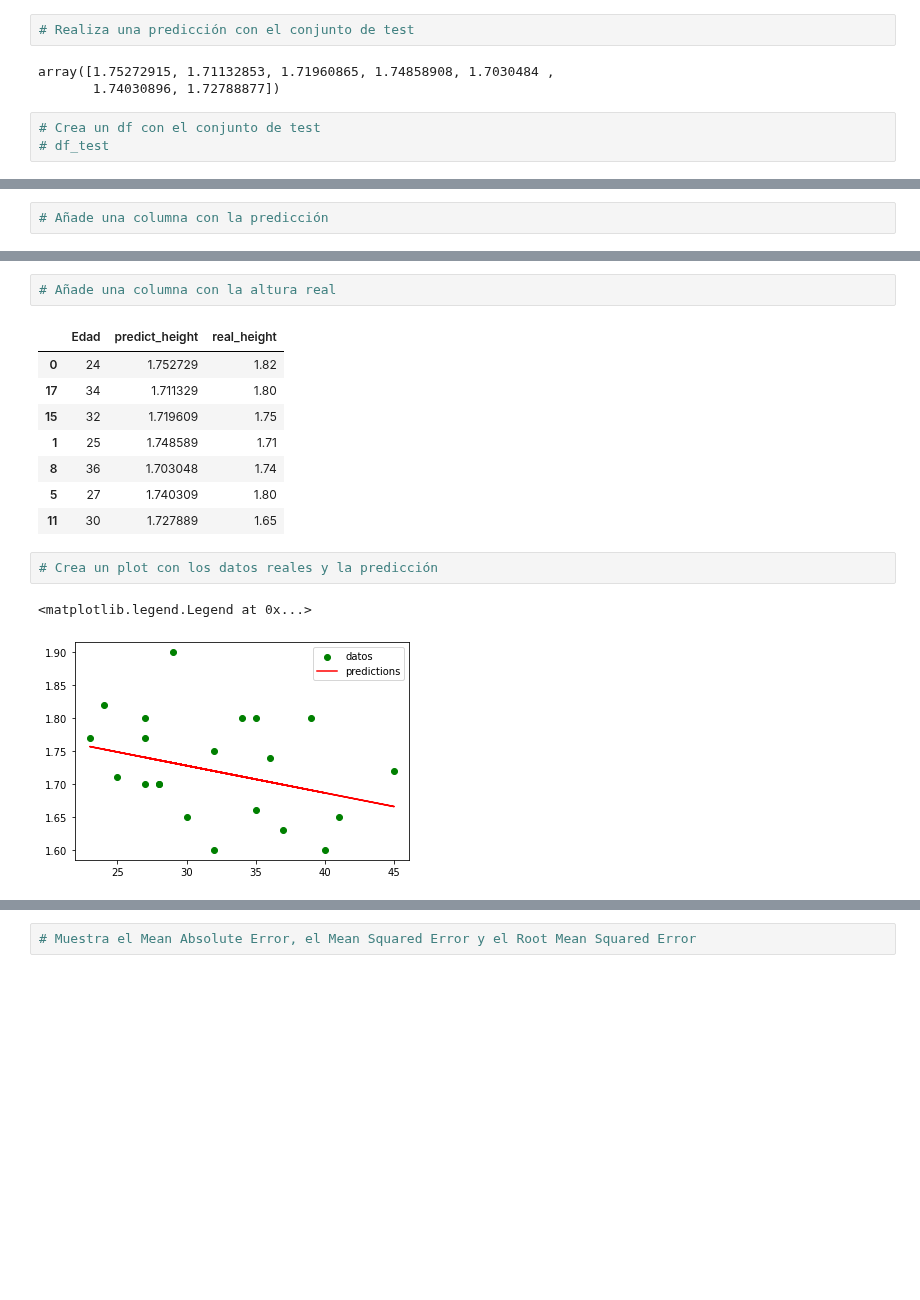
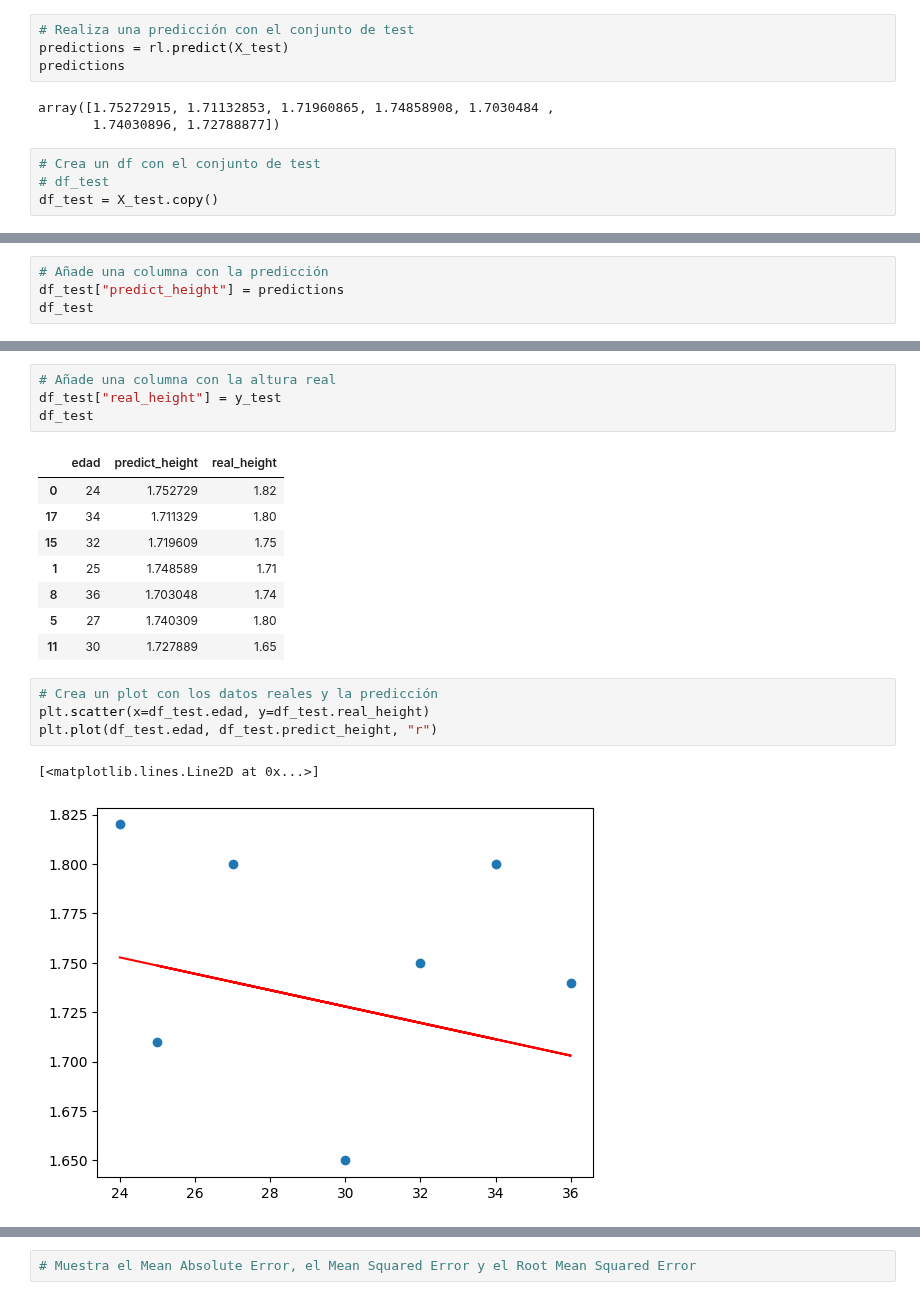
Before and after one commit to JLGOrtega/repo-clase-dsvlcsep24, a Jupyter notebook: 3-Machine_Learning/1-Supervisado/1-Regression/1-Linear_Regression/ejercicios/1 Height.ipynb, the cells around one changed output, grey strips where cells are left out. Drawn from its saved outputs; the diff is of its cells as text; blank space fills up the shorter version.

```diff
--- a/3-Machine_Learning/1-Supervisado/1-Regression/1-Linear_Regression/ejercicios/1 Height.ipynb
+++ b/3-Machine_Learning/1-Supervisado/1-Regression/1-Linear_Regression/ejercicios/1 Height.ipynb
@@ -115,9 +132,12 @@ LinearRegression()
 (Altura) = 1.85 - 0.0041*(Edad)
 # %%
 # Realiza una predicción con el conjunto de test
+predictions = rl.predict(X_test)
+predictions
 # %% [output]
 array([1.75272915, 1.71132853, 1.71960865, 1.74858908, 1.7030484 ,
        1.74030896, 1.72788877])
 # %%
 # Crea un df con el conjunto de test
 # df_test
+df_test = X_test.copy()
@@ -133,3 +144,5 @@ array([1.75272915, 1.71132853, 1.71960865, 1.74858908, 1.7030484 ,
 # %%
 # Añade una columna con la predicción
+df_test["predict_height"] = predictions
+df_test
 # %% [output]
@@ -143,8 +156,10 @@ array([1.75272915, 1.71132853, 1.71960865, 1.74858908, 1.7030484 ,
 | 11 | 30 | 1.727889 |
 # %%
 # Añade una columna con la altura real
+df_test["real_height"] = y_test
+df_test
 # %% [output]
-|  | Edad | predict_height | real_height |
+|  | edad | predict_height | real_height |
 | 0 | 24 | 1.752729 | 1.82 |
 | 17 | 34 | 1.711329 | 1.80 |
 | 15 | 32 | 1.719609 | 1.75 |
@@ -154,8 +169,10 @@ array([1.75272915, 1.71132853, 1.71960865, 1.74858908, 1.7030484 ,
 | 11 | 30 | 1.727889 | 1.65 |
 # %%
 # Crea un plot con los datos reales y la predicción
+plt.scatter(x=df_test.edad, y=df_test.real_height)
+plt.plot(df_test.edad, df_test.predict_height, "r")
 # %% [output]
-<matplotlib.legend.Legend at 0x...>
+[<matplotlib.lines.Line2D at 0x...>]
-[figure, old version]
+[figure, new version]
 # %%
 # Muestra el score del módelo
```
Also changed, not shown: parts of 30 cells of this notebook, 8 other files.
